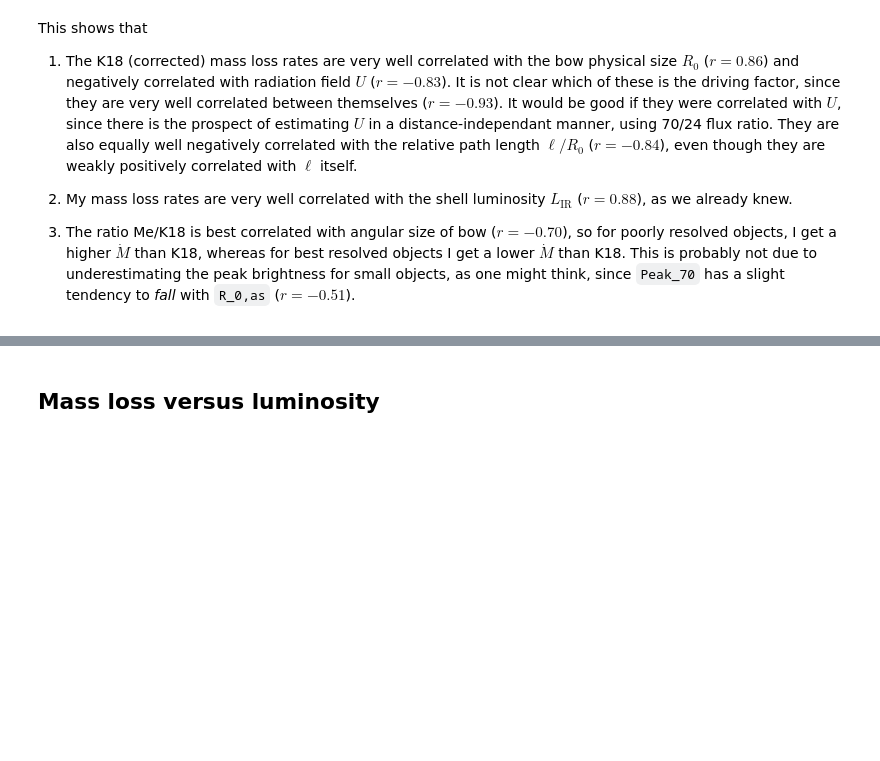
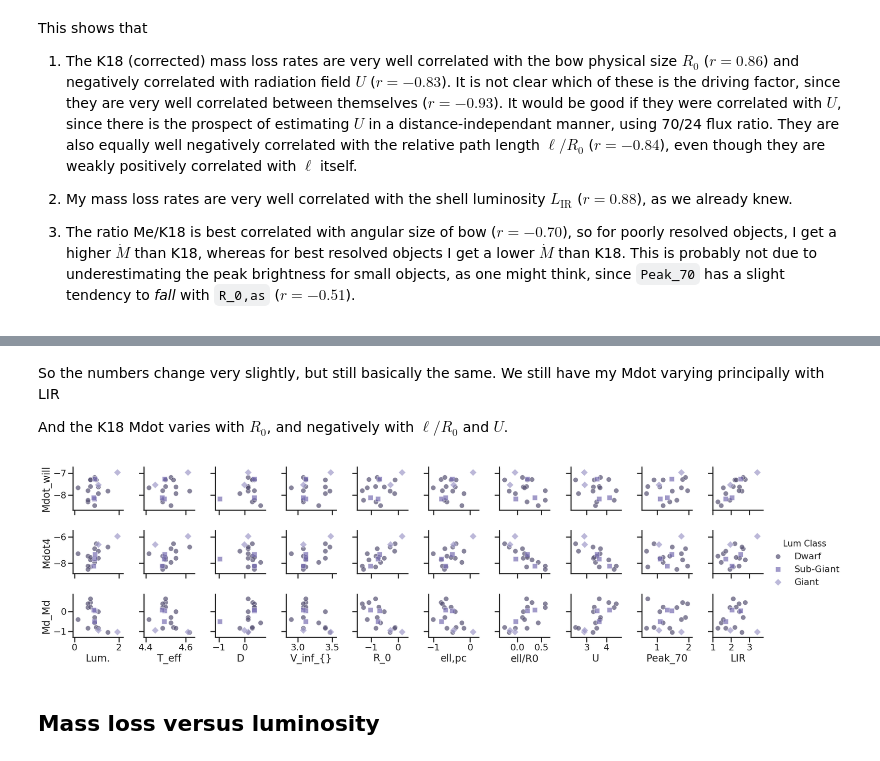
Before and after one commit to div-B-equals-0/dust-wave-case-studies, a Jupyter notebook: Kobulnicky-samples.ipynb, the cells around one changed output, grey strips where cells are left out. Cells and saved outputs as stored; diff of their text form; code cells hidden in the pictures; blank space fills up the shorter version.

Commit message:
Look at two bows in Cygnus, and do a new Mdot correlation graph

```diff
--- a/Kobulnicky-samples.ipynb
+++ b/Kobulnicky-samples.ipynb
@@ -1495,0 +1498,7 @@ This shows that
+# %%
+m = ttt['rel err'] < 1.5
+ldf = k18tab[m]['Mdot4', 'Mdot_will', 'Md_Md', 'Lum.', 'T_eff', 'V_inf_{}',
+             'D', 'R_0,as', 'R_0', 'ell,pc', 'ell/R0',
+             'U', 'Peak_70', 'LIR'].to_pandas().applymap(np.log10)
+ldf['Lum Class'] = k18tab[m]['Lum Class']
+ldf.corr()
@@ -1496,3 +1521,16 @@ This shows that
+# %% [markdown]
+So the numbers change very slightly, but still basically the same.  We still have my Mdot varying principally with LIR
+
+And the K18 Mdot varies with $R_0$, and negatively with $\ell/R_0$ and $U$.
+# %%
+sns.pairplot(ldf, hue='Lum Class', hue_order=['Dwarf', 'Sub-Giant', 'Giant'],
+             palette='Purples_d', markers=["o", "s", "D"],
+             x_vars=['Lum.', 'T_eff', 'D', 'V_inf_{}', 'R_0', 'ell,pc', 'ell/R0', 'U', 'Peak_70', 'LIR'],
+             y_vars=['Mdot_will', 'Mdot4', 'Md_Md'],
+             plot_kws=dict(alpha=0.7))
+plt.gcf().savefig("mdot_correlations.pdf")
+# %% [output]
+[figure, added]
 # %% [markdown]
 ## Mass loss versus luminosity
 # %% [markdown]
```
Also changed, not shown: parts of 6 cells of this notebook, 36 other files.
